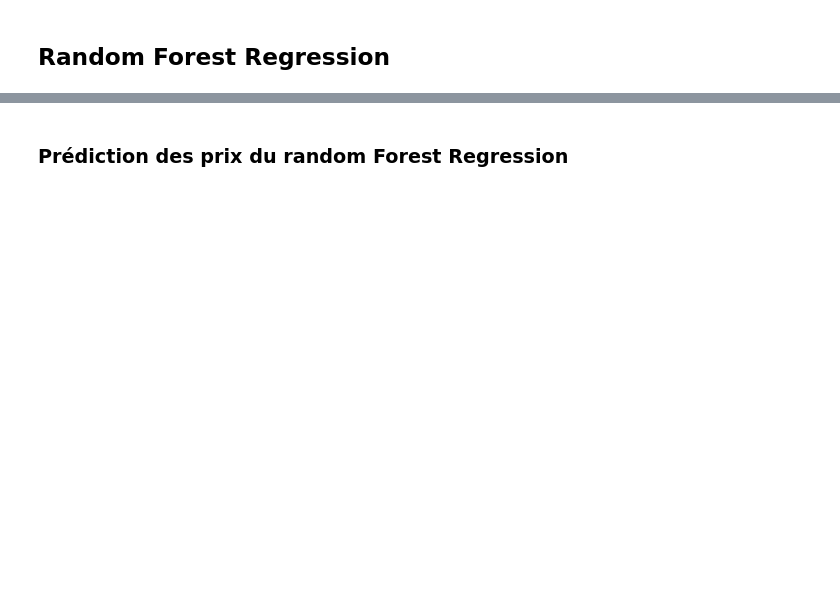
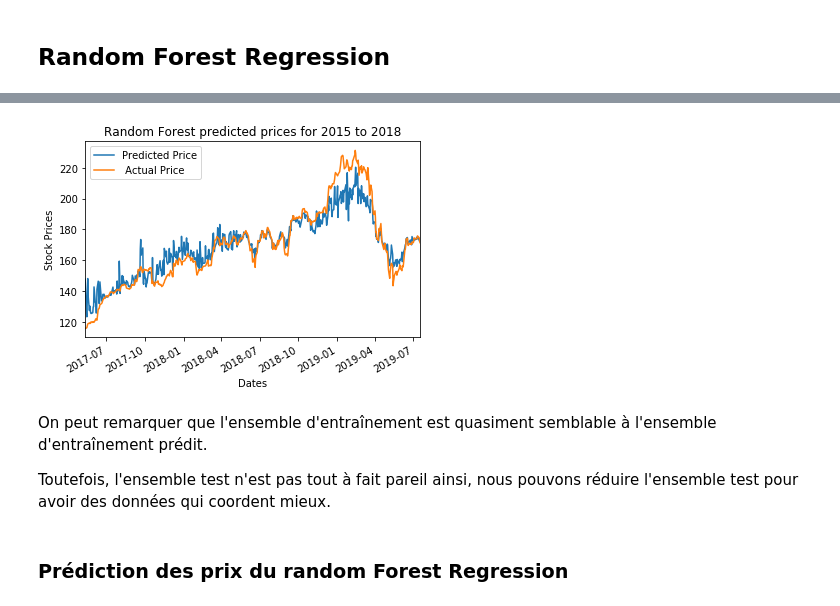
Before and after one commit to MilenaDionne/project-CSI4506, a Jupyter notebook: projetCSI4506.ipynb, the cells around one changed output, grey strips where cells are left out. Drawn from its saved outputs; the diff is of its cells as text; code cells hidden in the pictures; blank space fills up the shorter version.

```diff
--- a/projetCSI4506.ipynb
+++ b/projetCSI4506.ipynb
@@ -222,3 +258,22 @@ None
+# %%
+#Comparaison des données réels avec cexu prédits pour le train set.
+pred = clf.predict(x_train_aapl)
+prediction_df = x_train_aapl.drop([' Close/Last',' Open', ' Low', ' High', ' Volume'], axis=1)
+prediction_df["Price"] = pred
+
+(prediction_df).plot()
+(y_train_aapl).plot()
+plt.xlabel("Dates")
+plt.ylabel("Stock Prices")
+plt.title('Random Forest predicted prices for 2015 to 2018')
+plt.legend(['Predicted Price', ' Actual Price'])
+plt.show()
+# %% [output]
+[figure, added]
+# %% [markdown]
+On peut remarquer que l'ensemble d'entraînement est quasiment semblable à l'ensemble d'entraînement prédit.
+
+Toutefois, l'ensemble test n'est pas tout à fait pareil ainsi, nous pouvons réduire l'ensemble test pour avoir des données qui coordent mieux.
 # %% [markdown]
 ### Prédiction des prix du random Forest Regression
 # %%
```
Also changed, not shown: parts of 15 cells of this notebook.
